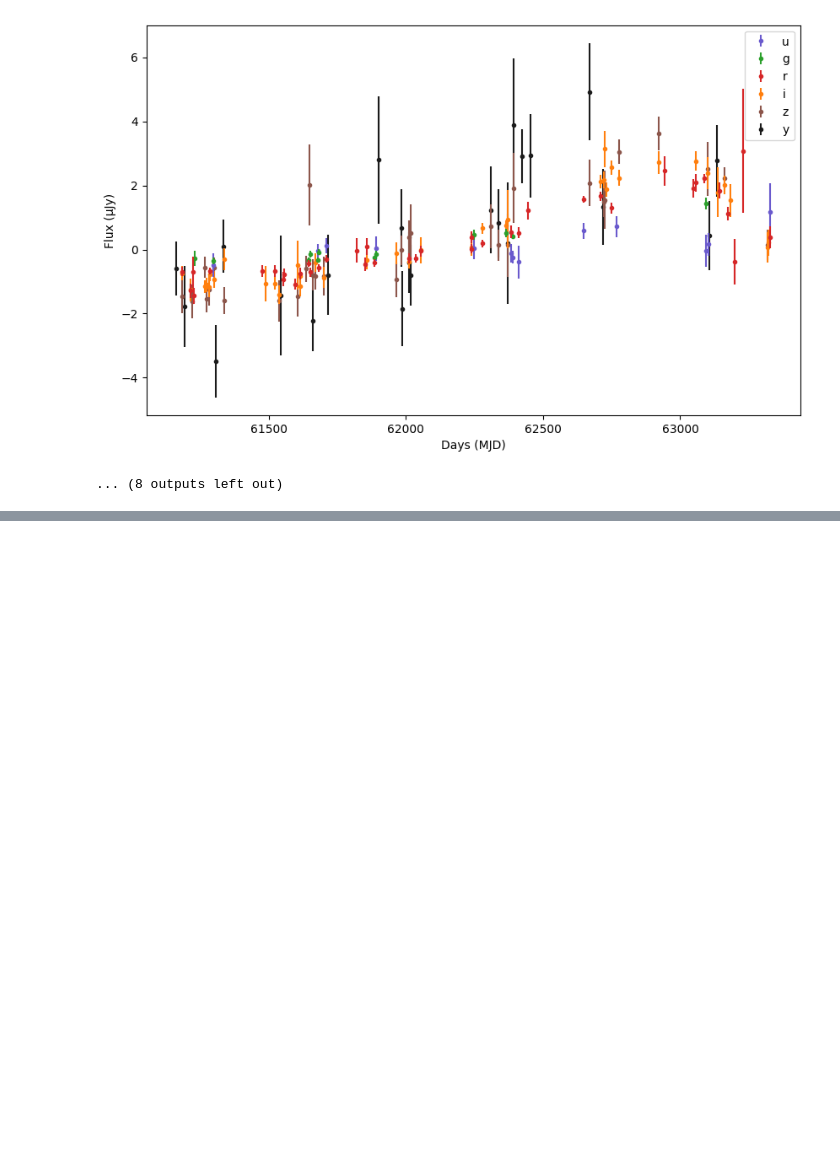
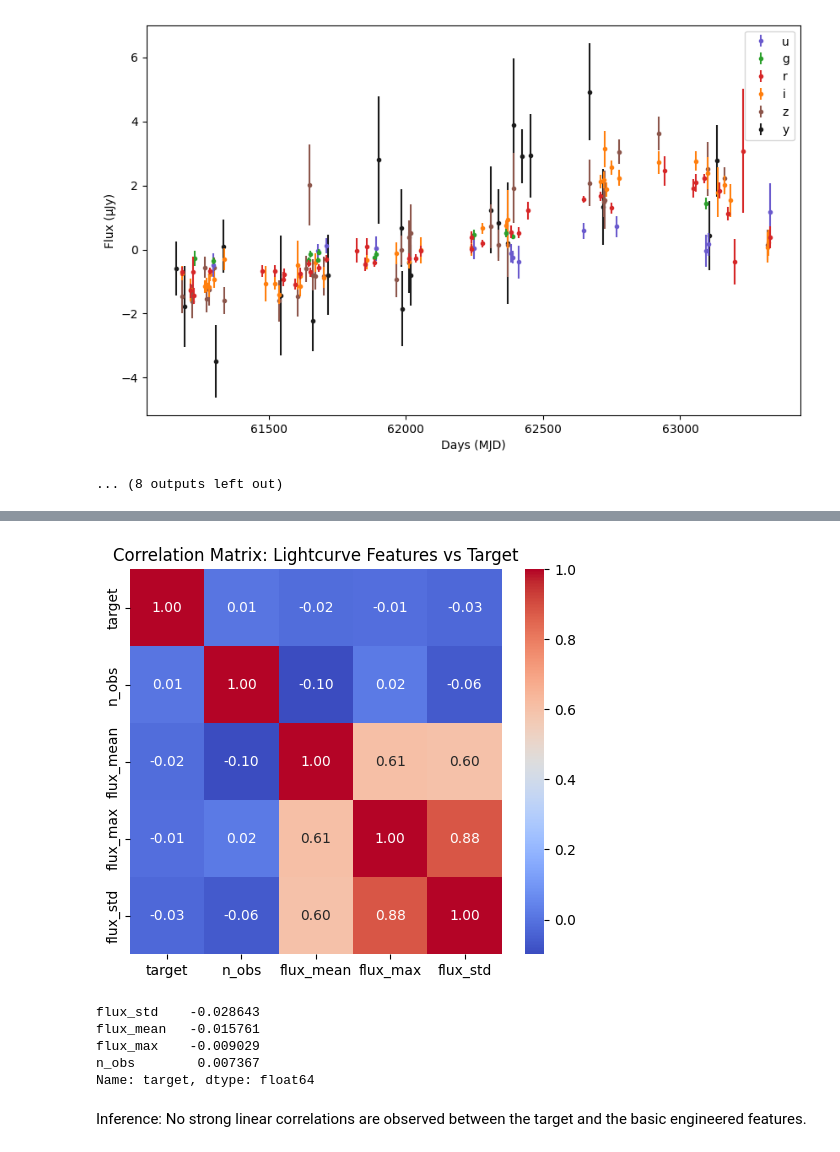
Before and after one commit to ayushsj99/MALLORN_Kaggle_Competition, a Jupyter notebook: MALLORN_Competition.ipynb, the cells around one changed output, grey strips where cells are left out. Saved outputs shown, nothing was run; the diff lists cells and outputs as text; code cells hidden in the pictures; blank space fills up the shorter version.

```diff
--- a/MALLORN_Competition.ipynb
+++ b/MALLORN_Competition.ipynb
@@ -682,0 +809,51 @@ y band extinction = [0.04975066]
+# %%
+feature_rows = []
+
+for _, row in trainLog.iterrows():
+    obj_id = row["object_id"]
+    split = row["split"]
+    target = row["target"]
+
+    df = globals()[f"train_lc_{split}"]
+    lc = df[df["object_id"] == obj_id]
+
+    feature_rows.append({
+        "object_id": obj_id,
+        "target": target,
+        "n_obs": len(lc),
+        "flux_mean": lc["Flux"].mean(),
+        "flux_max": lc["Flux"].max(),
+        "flux_std": lc["Flux"].std()
+    })
+
+features_df = pd.DataFrame(feature_rows)
+# %%
+corr_features = features_df.drop(columns=["object_id"]).corr()
+
+plt.figure(figsize=(6, 5))
+sns.heatmap(
+    corr_features,
+    annot=True,
+    cmap="coolwarm",
+    fmt=".2f"
+)
+plt.title("Correlation Matrix: Lightcurve Features vs Target")
+plt.show()
+# %% [output]
+[figure, added]
+# %%
+corr_with_target = (
+    corr_features["target"]
+    .drop("target")
+    .sort_values(key=abs, ascending=False)
+)
+
+print(corr_with_target)
+# %% [output]
+flux_std    -0.028643
+flux_mean   -0.015761
+flux_max    -0.009029
+n_obs        0.007367
+Name: target, dtype: float64
+# %% [markdown]
+Inference: No strong linear correlations are observed between the target and the basic engineered features.
```
Also changed, not shown: parts of 4 cells of this notebook.
